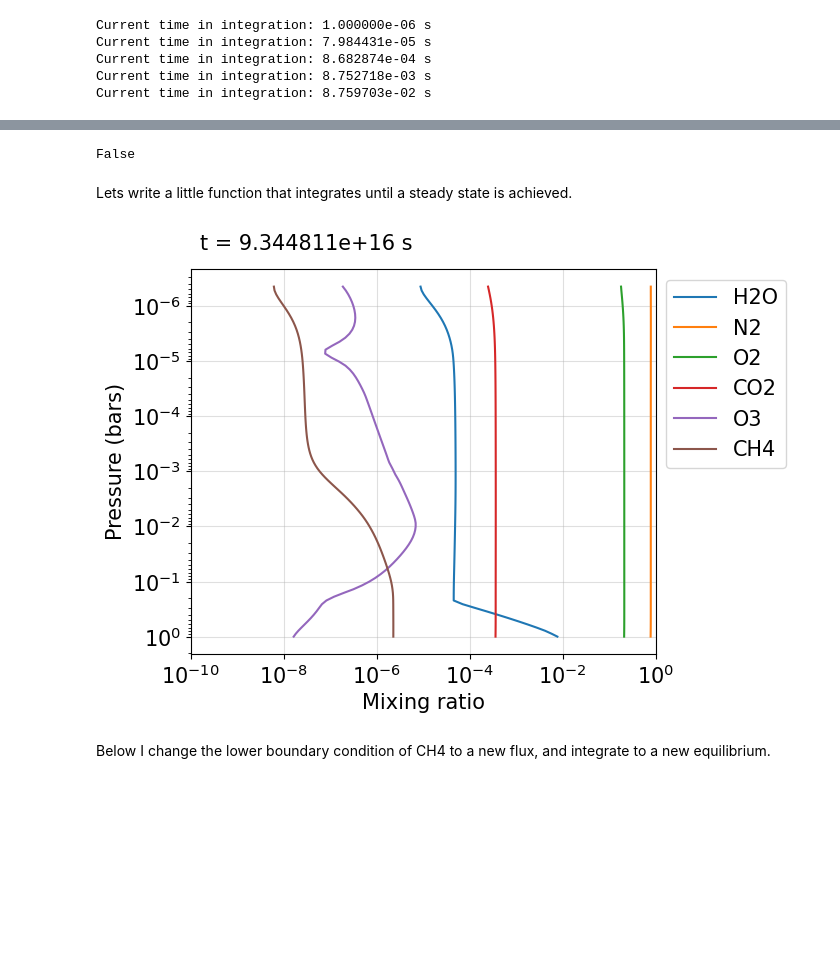
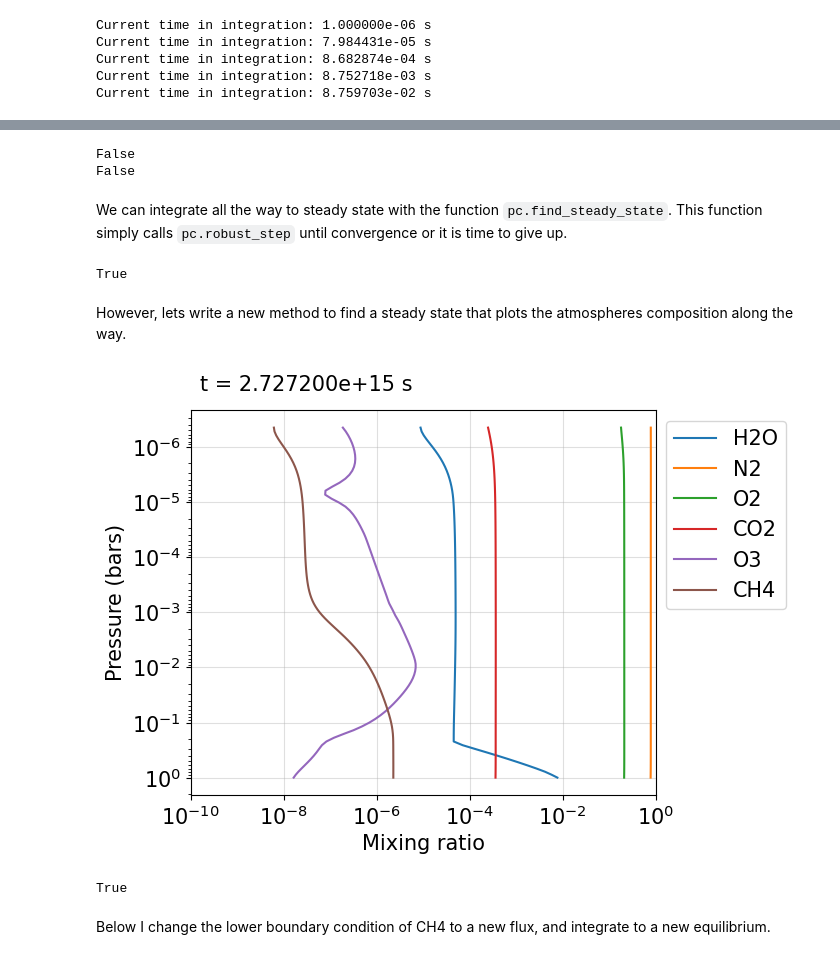
Before and after one commit to Nicholaswogan/UofA_Photochem_Workshop, a Jupyter notebook: 3_ModernEarthPhotochemistry/ModernEarth_COMPLETED.ipynb, the cells around one changed output, grey strips where cells are left out. Cells and saved outputs as stored; diff of their text form; code cells hidden in the pictures; blank space fills up the shorter version.

```diff
--- a/3_ModernEarthPhotochemistry/ModernEarth_COMPLETED.ipynb
+++ b/3_ModernEarthPhotochemistry/ModernEarth_COMPLETED.ipynb
@@ -145,0 +115,5 @@ plot_atmosphere(pc, species = ['H2O','N2','O2','CO2','O3','CH4','H2Oaer'])
+# %%
+from utils import plot_atmosphere
+
+fig, ax = plot_atmosphere(pc, species = ['H2O','N2','O2','CO2','O3','CH4','H2Oaer'])
+plt.show()
@@ -152,12 +128,12 @@ To integrate an atmosphere forward in time, you can use the `pc.initialize_stepp
 # %%
 # Initialize an integrator with some initial conditions
 initial_conditions = pc.wrk.usol
-pc.initialize_stepper(initial_conditions)
+pc.initialize_robust_stepper(initial_conditions)
 
 # Take a couple of integration steps
 for i in range(5):
-    tn = pc.step()
-    print('Current time in integration: %e s'%tn)
+    give_up, converged = pc.robust_step()
+    print('Current time in integration: %e s'%pc.wrk.tn)
 # %% [output]
 Current time in integration: 1.000000e-06 s
 Current time in integration: 7.984431e-05 s
@@ -169,28 +145,38 @@ Much of the time we are interested in atmospheres at steady-state. You can check
+# %%
+print(give_up)
+print(converged)
+# %% [output]
+False
+False
+# %% [markdown]
+We can integrate all the way to steady state with the function `pc.find_steady_state`. This function simply calls `pc.robust_step` until convergence or it is time to give up.
 # %%
-converged = pc.check_for_convergence()
+converged = pc.find_steady_state()
 print(converged)
 # %% [output]
-False
+True
-# %% [markdown]
-Lets write a little function that integrates until a steady state is achieved.
+# %% [markdown]
+However, lets write a new method to find a steady state that plots the atmospheres composition along the way.
 # %%
 def find_steady_state(pc, plot=True):
-    pc.initialize_stepper(pc.wrk.usol)
-    converged = False
-    while not converged:
+    pc.initialize_robust_stepper(pc.wrk.usol)
+    while True:
         if plot:
             clear_output(wait=True)
-            plot_atmosphere(pc)
-        for i in range(5):
-            tn = pc.step()
-            converged = pc.check_for_convergence()
-            if converged:
+            fig, ax = plot_atmosphere(pc)
+            plt.show()
+        for i in range(10):
+            give_up, converged = pc.robust_step()
+            if give_up or converged:
                 break
-    pc.destroy_stepper()
+        if give_up or converged:
+            break
+    return converged
 
-find_steady_state(pc, plot=True)
+find_steady_state(pc)
 # %% [output]
-[figure, old version]
+[figure, new version]
+True
 # %% [markdown]
 Below I change the lower boundary condition of CH4 to a new flux, and integrate to a new equilibrium.
 # %%
```
Also changed, not shown: parts of 14 cells of this notebook, 10 other files.
